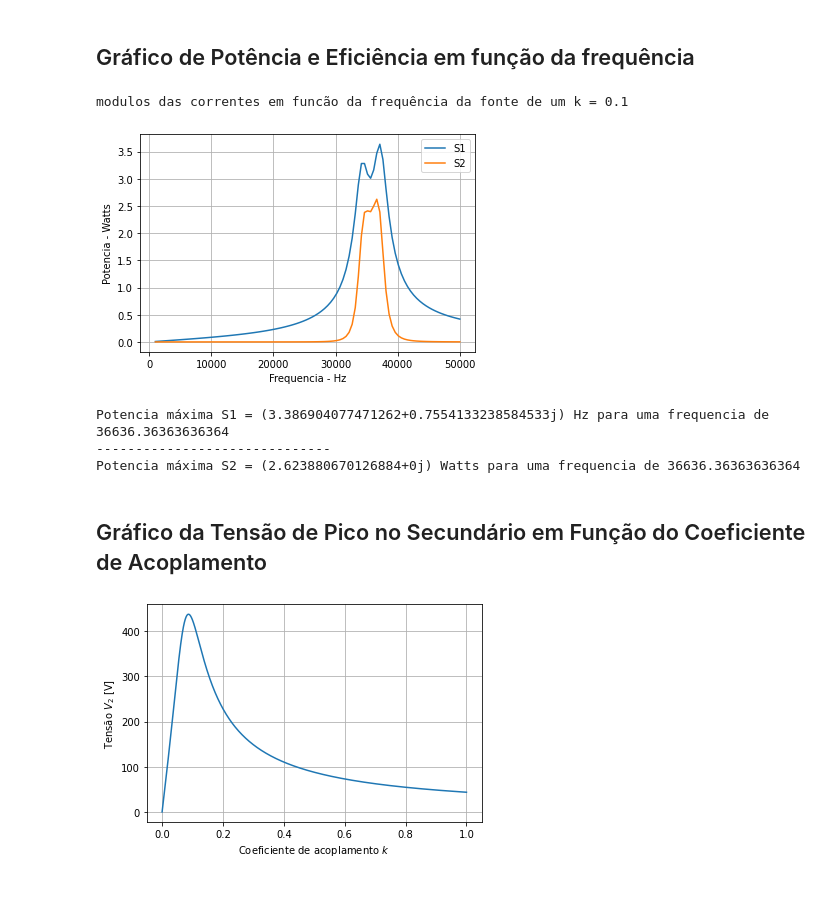
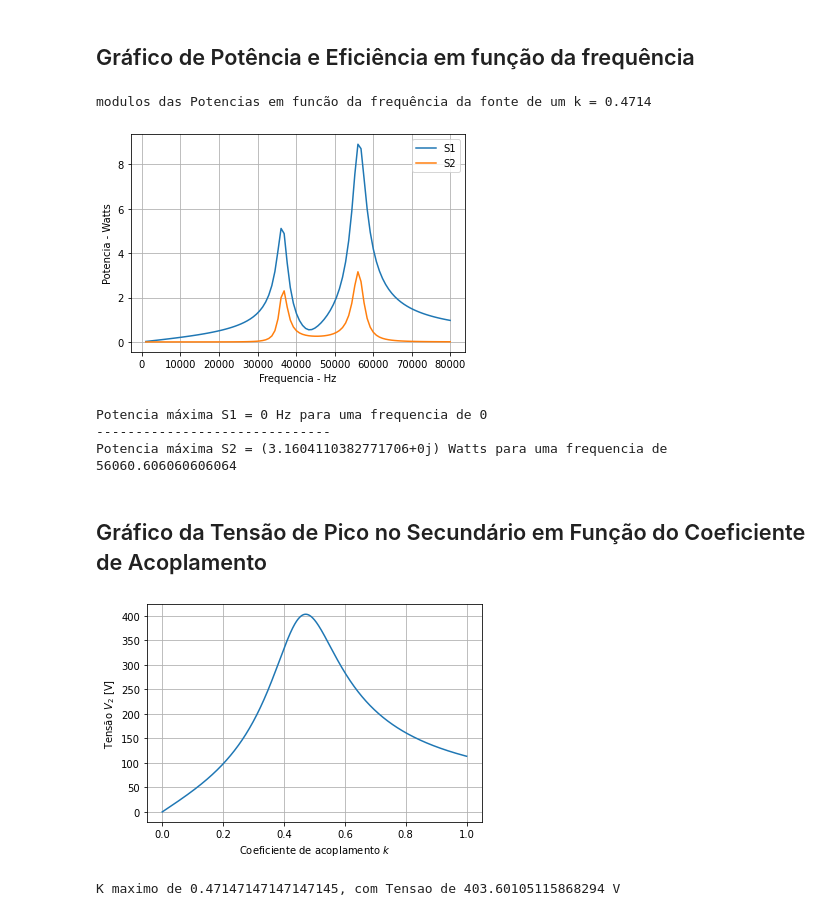
Before and after one commit to lucasfonseca19/projeto-eletromag, a Jupyter notebook: projeto.ipynb, the cells around one changed output. Cells and saved outputs as stored; diff of their text form; code cells hidden in the pictures.

```diff
--- a/projeto.ipynb
+++ b/projeto.ipynb
@@ -16,15 +16,15 @@ import matplotlib.pyplot as plt
 # %% [markdown]
 A função `CalculaTransformador` recebe os parâmetros do circuito e nos retornas as correntes no transformador primário e no secundário
 # %%
-def CalcularTransformador(Uf, Rc, k, f, R1, L1, C1, p):
+def CalcularTransformador(Uf, Rc, k, f, R1, R2, L1, L2, C1, p):
   # Tensão da fonte (pico) = Uf   # Coeficiente de acoplamento = k
-   # Indutâncias
-    L2 = L1
+  #  # Indutâncias
+  #   L2 = L1
 
-    #Resistências
-    R2 = R1
+  #   #Resistências
+  #   R2 = R1
 
-    # Cacitâncias
+  #   # Cacitâncias
     C2 = C1
 
     # Freqncia
@@ -94,7 +96,7 @@ C1 = 1e-7   # Capacitância dos capacitores
 # %% [markdown]
 ## Cálculo de $I_1$ e $I_2$
 # %%
-i1, i2, v2 = CalcularTransformador(Uf, Rc, k, f, R1, L1, C1, True)
+i1, i2, v2 = CalcularTransformador(Vt, Rc, k, f, R1, R2, L1, L2, C1, True)
 print(f"i1: {i1}")
 print(f"i2: {i2}")
 # %% [output]
@@ -137,7 +139,7 @@ Relação V1/V2 = 0.11431203
 # %%
 #Construção de gráficos de I1 e I2 em função da frequência:
 #Frequencia que vai de 10hz - 100khz
-F = np.linspace(1000,50000,100)
+F = np.linspace(1000,800000,100)
 I1 = []
 I2 = []
 print("modulos das correntes em funcão da frequência da fonte de um k = {}".format(k))
@@ -147,7 +149,7 @@ max_i1 = 0
 max_i2 = 0
 
 for f in F:
-    i1, i2, v2 = CalcularTransformador(Uf, Rc, k, f, R1, L1, C1, False)
+    i1, i2, v2 = CalcularTransformador(Vt, Rc, k, f, R1, R2, L1, L2, C1, False)
     mod_i1 = abs(i1)
     mod_i2 = abs(i2)
 
@@ -165,13 +167,13 @@ for f in F:
 
 plt.plot(F, I1, label = "corrente I1", color = "b")
 plt.plot(F, I2, label = "corrente I2", color = "r")
-plt.title("Módulo das correntes em função das correntes")
-plt.xlabel("Frequência $f$")
-plt.ylabel("Corrente $I_1 I_2$ [A]")
+plt.title("Módulo das correntes em função da frequencia")
+plt.xlabel("Frequência (Hz) $f$")
+plt.ylabel("Corrente (Amp) $I_1 I_2$ [A]")
 plt.grid(True)
 plt.show()
 
-print("Corrente máxima I1 = {} Ohms para uma frequencia de {}".format(max_i1, f_max_i1))
+print("Corrente máxima I1 = {} Amper para uma frequencia de {} Hz".format(max_i1, f_max_i1))
 print("-"*30)
-print("Corrente máxima I2 = {} Ohms para uma frequencia de {}".format(max_i2, f_max_i2))
+print("Corrente máxima I2 = {} Amper para uma frequencia de {} Hz".format(max_i2, f_max_i2))
 # %% [output]
@@ -186,10 +261,10 @@ Corrente máxima I2 = 1.0608537440197965 para uma frequencia de 36636.3636363636
 #Construção de gráficos das potências e da eficiência em função da frequência:
 
 # Criando um vetor para variar a frequência de 10hz - 100khz
-F = np.linspace(1000,50000,100)
+F = np.linspace(1000,80000,100)
 L_s1 = []
 L_s2 = []
-print("modulos das correntes em funcão da frequência da fonte de um k = {}".format(k))
+print("modulos das Potencias em funcão da frequência da fonte de um k = {}".format(k))
 
 max_s1 = 0
 max_s2 = 0
@@ -199,7 +274,7 @@ f_max_s2 = 0
 
 
 for f in F:
-    i1, i2, v2 = CalcularTransformador(Uf, Rc, k, f, R1, L1, C1, False)
+    i1, i2, v2 = CalcularTransformador(Vt, Rc, k, f, R1, R2, L1, L2, C1, False)
 
     i_rc =  v2/Rc
 
@@ -239,31 +314,39 @@ print("Potencia máxima S1 = {} Hz para uma frequencia de {}".format(max_s1, f_m
 print("-"*30)
 print("Potencia máxima S2 = {} Watts para uma frequencia de {}".format(max_s2, f_max_s2))
 # %% [output]
-modulos das correntes em funcão da frequência da fonte de um k = 0.1
+modulos das Potencias em funcão da frequência da fonte de um k = 0.4714
-[figure, old version]
+[figure, new version]
-Potencia máxima S1 = (3.386904077471262+0.7554133238584533j) Hz para uma frequencia de 36636.36363636364
+Potencia máxima S1 = 0 Hz para uma frequencia de 0
 ------------------------------
-Potencia máxima S2 = (2.623880670126884+0j) Watts para uma frequencia de 36636.36363636364
+Potencia máxima S2 = (3.1604110382771706+0j) Watts para uma frequencia de 56060.606060606064
 # %% [markdown]
 ## Gráfico da Tensão de Pico no Secundário em Função do Coeficiente de Acoplamento
 # %%
 #Construção de um gráfico que relacione o valor de pico da tensão no secundário (no resistor RC) com o coeficiente de acoplamento
 K=np.linspace(0,1,1000)
 V2=[]
 f = 36636 # Frequencia fixa, usamos a de pico
 w = 2 * pi * f
-
+max_k = 0
+max_v2 = 0
 
 for k in K:
     m = k*sqrt(L1*L1)
     xm = 1j*w*m
-    i1, i2, v2 = CalcularTransformador(Uf, Rc, k, f, R1, L1, C1, False)
+    i1, i2, v2 = CalcularTransformador(Vt, Rc, k, f, R1, R2, L1, L2, C1, False)
     V2.append(abs(Rc*i2))
+
+    # if (abs(Rc*i2) > max_v2):
+    #     max_k = k
 
 plt.plot(K,V2)
 plt.xlabel("Coeficiente de acoplamento $k$")
 plt.ylabel("Tensão $V_2$ [V]")
 plt.grid(True)
 plt.show()
+
+k_max = K[V2.index(max(V2))]
+print(f"K maximo de {k_max}, com Tensao de {max(V2)} V")
 # %% [output]
-[figure, old version]
+[figure, new version]
+K maximo de 0.47147147147147145, com Tensao de 403.60105115868294 V
```
Also changed, not shown: parts of 6 cells of this notebook.
